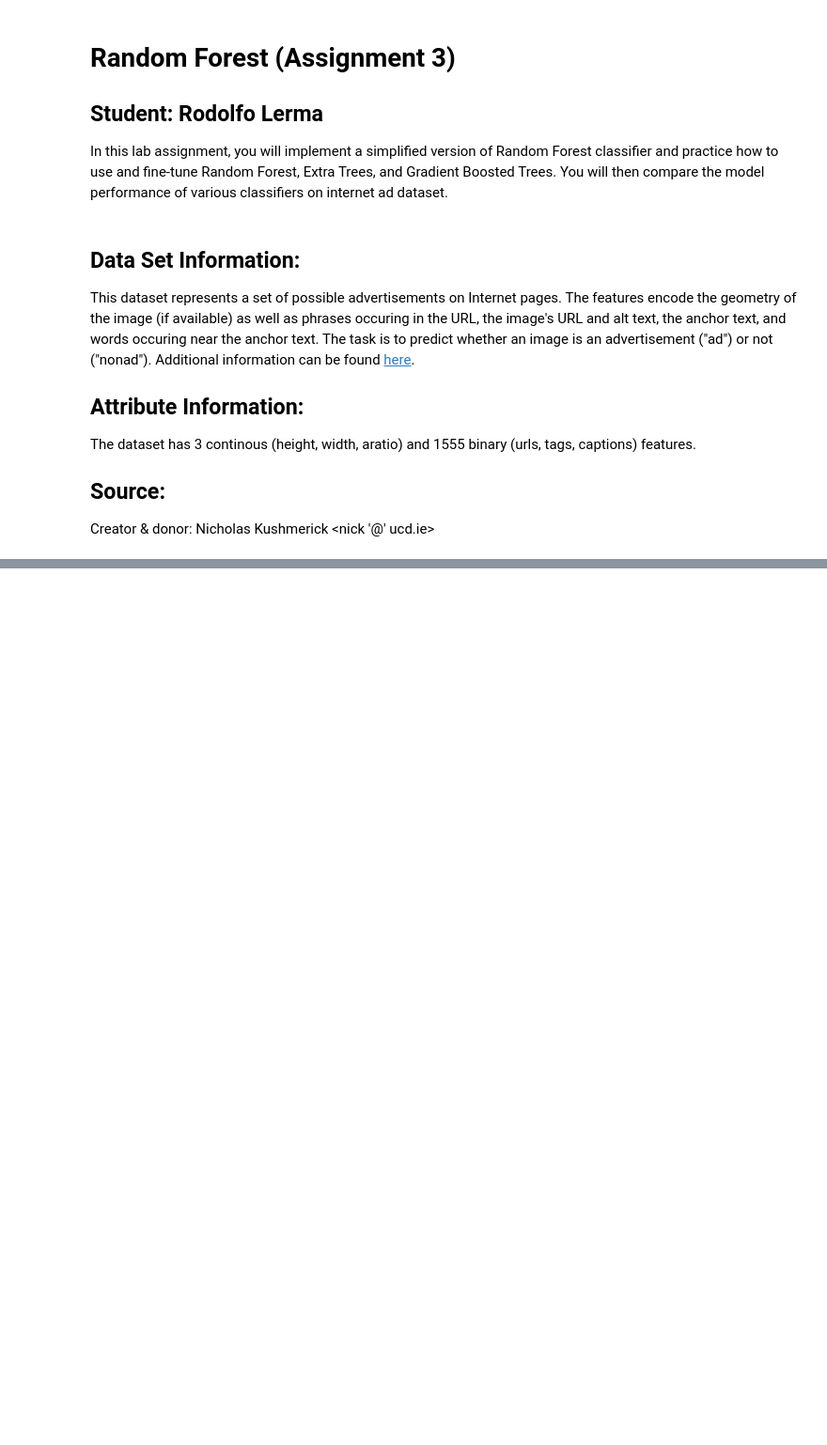
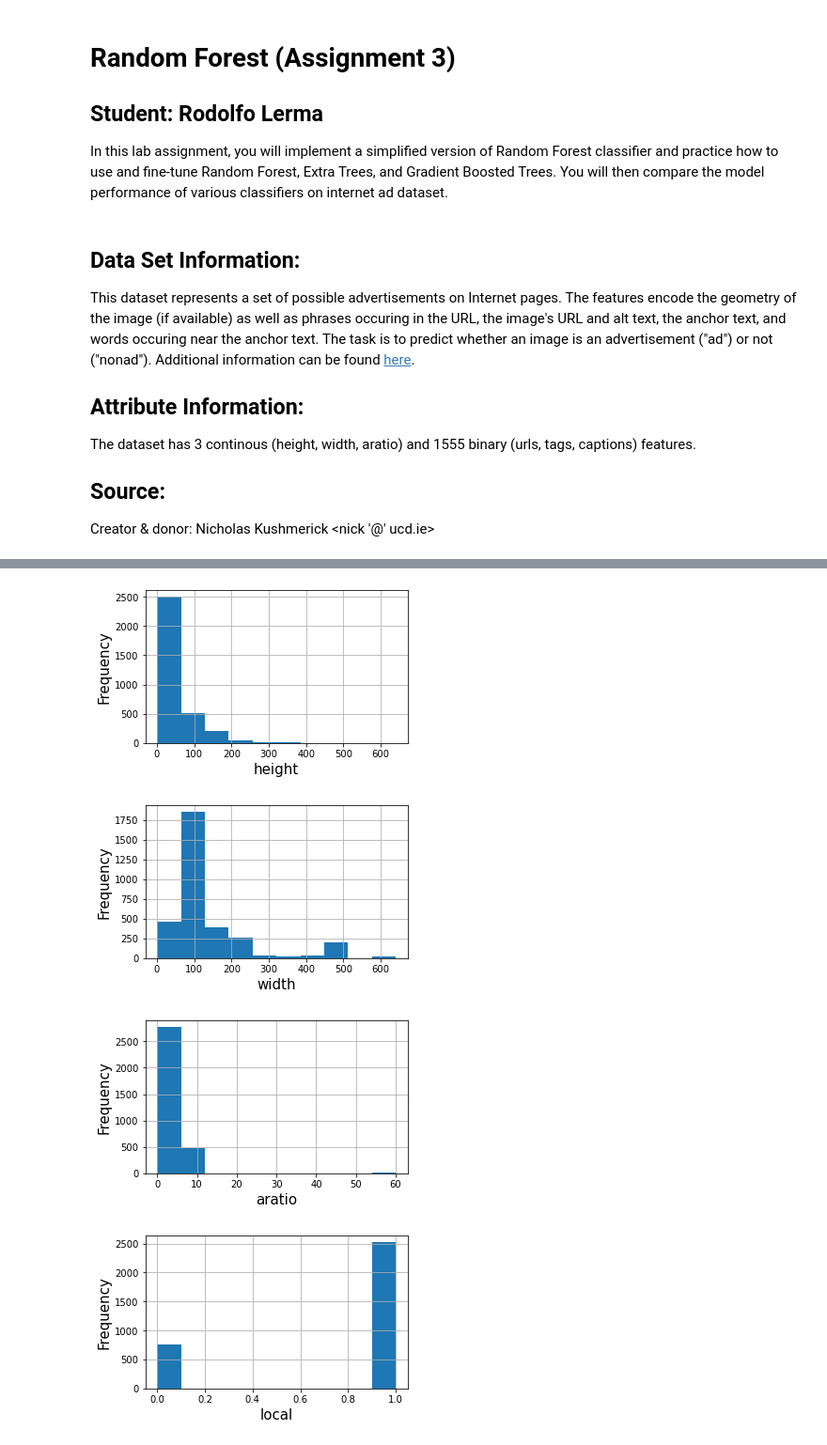
Before and after one commit to rodolfolermacontreras/ML_2_Assignment_3-, a Jupyter notebook: ML520-Lesson3-RodolfoLerma.ipynb, the cells around one changed output, grey strips where cells are left out. Shown at 94% size. Saved outputs shown, nothing was run; the diff lists cells and outputs as text; code cells hidden in the pictures; blank space fills up the shorter version.

```diff
--- a/ML520-Lesson3-RodolfoLerma.ipynb
+++ b/ML520-Lesson3-RodolfoLerma.ipynb
@@ -115,0 +88,5 @@ Question 7: Create a new text cell in your Notebook: Complete a 50-100 word summ
+# %%
+#Convert values to numeric
+sample_columns = ['height', 'width', 'aratio', 'local']
+for i in sample_columns:
+    internetAd[i] = pd.to_numeric(internetAd[i])
@@ -115,0 +108,3 @@ Question 7: Create a new text cell in your Notebook: Complete a 50-100 word summ
+# %%
+#Replacing ad. and nonad.
+internetAd.replace(to_replace = ['ad.','nonad.'], value = [1,0], inplace = True)
@@ -115,0 +137,9 @@ Question 7: Create a new text cell in your Notebook: Complete a 50-100 word summ
+# %%
+column_names = internetAd.columns.tolist()
+columns_with_null = []
+for i in column_names:
+    x = internetAd[i].isnull().sum()
+    if x > 0:
+        columns_with_null.append(i)
+    else:
+        pass
@@ -115,0 +150,3 @@ Question 7: Create a new text cell in your Notebook: Complete a 50-100 word summ
+# %%
+for i in columns_with_null:
+    internetAd[i].fillna(internetAd[i].median(), inplace=True)
@@ -115,0 +185,21 @@ Question 7: Create a new text cell in your Notebook: Complete a 50-100 word summ
+# %%
+import seaborn as sns
+import matplotlib.pyplot as plt
+%matplotlib inline
+
+def hist_plot(df,a):
+    df[a].hist(figsize = (5,3))
+    plt.xlabel(a, fontsize = 15)
+    plt.ylabel('Frequency',fontsize = 15)
+    plt.tick_params(axis="x", labelsize=10)
+    plt.tick_params(axis="y", labelsize=10)
+    plt.grid(True)
+    plt.show()
+
+for i in sample_columns:
+    hist_plot(internetAd, i)
+# %% [output]
+[figure, added]
+[figure, added]
+[figure, added]
+[figure, added]
```
Also changed, not shown: parts of 60 cells of this notebook.
